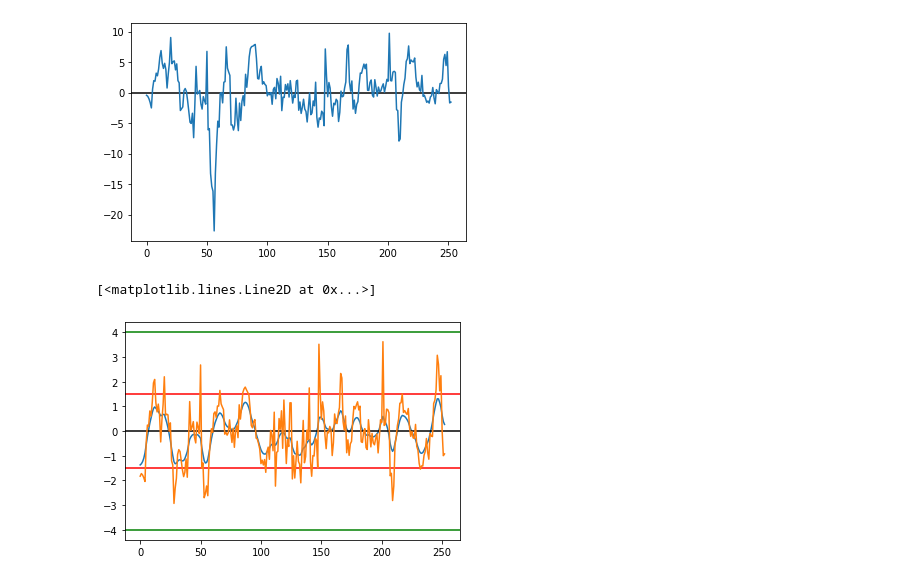
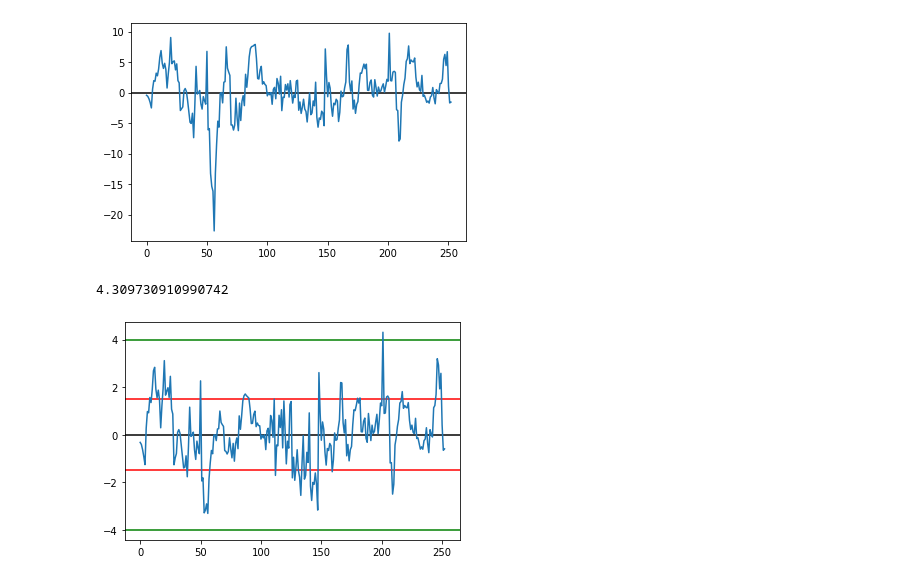
Before and after one commit to BlackBoxTrading1/PairTrading, a Jupyter notebook: quantconnect/pair_tester.ipynb, the cells around one changed output. Cells and saved outputs as stored; diff of their text form; code cells hidden in the pictures.

```diff
--- a/quantconnect/pair_tester.ipynb
+++ b/quantconnect/pair_tester.ipynb
@@ -75,0 +102,13 @@ def run_kalman(series):
+# %%
+#regression coefficients
+series1 = qb.History(s1.Symbol, start_date, end_date, Resolution.Daily).close.values.tolist()
+series2 = qb.History(s2.Symbol, start_date, end_date, Resolution.Daily).close.values.tolist()
+alphas, betas, zscores, residuals = get_spreads(series1, series2, dist)
+
+fig, ax1 = plt.subplots()
+ax1.plot(betas[-dist:], color= 'r')
+ax1.axhline(y=0, color='k')
+ax2 = ax1.twinx()
+ax2.plot(alphas[-dist:], color= 'g')
+fig.tight_layout()
+plt.show()
@@ -99,29 +127 @@ plt.show()
-# %%
-import statsmodels.tsa.stattools as sm
-
-def get_resids(series1, series2, length):
-    residuals = []
-    zscores = []
-
-    for i in range(1, hedge_lookback):
-        start_index = len(series1) - length - hedge_lookback + i
-        resid = sm_resids(series2[start_index-hedge_lookback:start_index],
-                                  series1[start_index-hedge_lookback:start_index])
-        residuals = np.append(residuals, resid)
-
-    for i in range(length):
-        start_index = len(series1) - length + i
-        resid = sm_resids(series2[start_index-hedge_lookback:start_index],
-                                  series1[start_index-hedge_lookback:start_index])
-        residuals = np.append(residuals, resid)
-        avg = np.mean(residuals[-hedge_lookback:])
-        std = np.std(residuals[-hedge_lookback:])
-        zscores = np.append(zscores, (resid-avg)/std)
-    return zscores, residuals
-
-def sm_resids(series1,series2):
-    X = sm.add_constant(series1)
-    model = sm.OLS(series2, X)
-    results = model.fit()
-    return results.resid[-1]
 # %%
@@ -133,13 +133,14 @@ plt.plot(residuals[-dist:])
 [<matplotlib.lines.Line2D at 0x...>]
 [figure]
 # %%
-plt.plot(run_kalman(zscores))
+# plt.plot(run_kalman(zscores))
 plt.axhline(y=entry, color='r')
 plt.axhline(y=-entry, color='r')
 plt.axhline(y=0, color='k')
 plt.axhline(y=zstop, color='g')
 plt.axhline(y=-zstop, color='g')
 plt.plot(zscores)
+max(zscores)
 # %% [output]
-[<matplotlib.lines.Line2D at 0x...>]
+4.309730910990742
-[figure, old version]
+[figure, new version]
```
Also changed, not shown: parts of 6 cells of this notebook.
